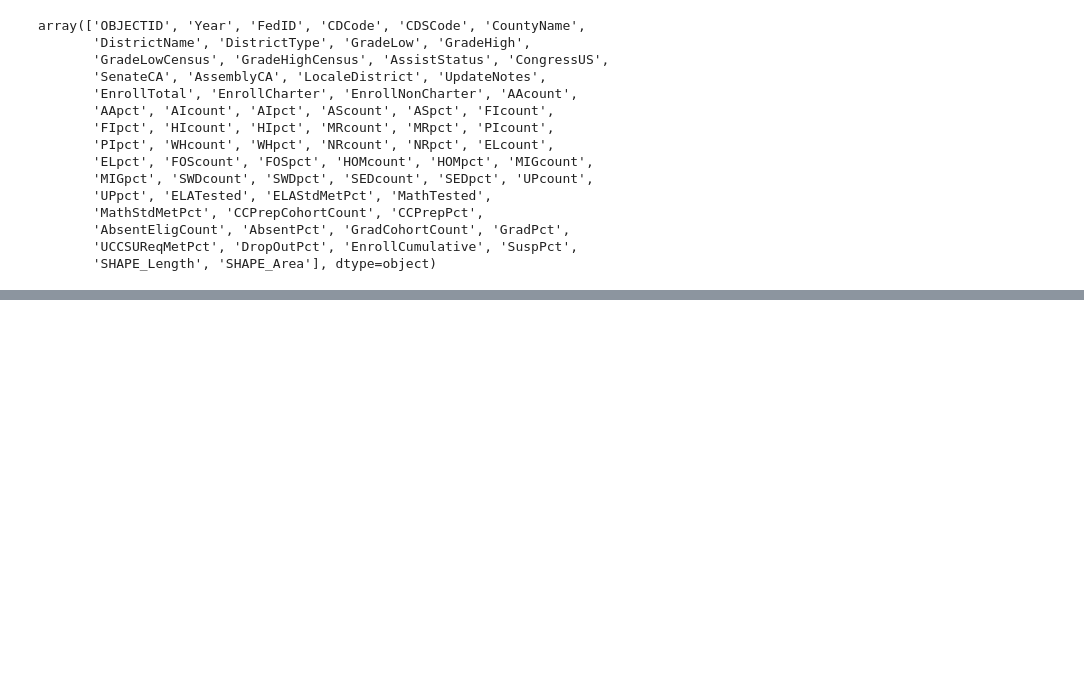
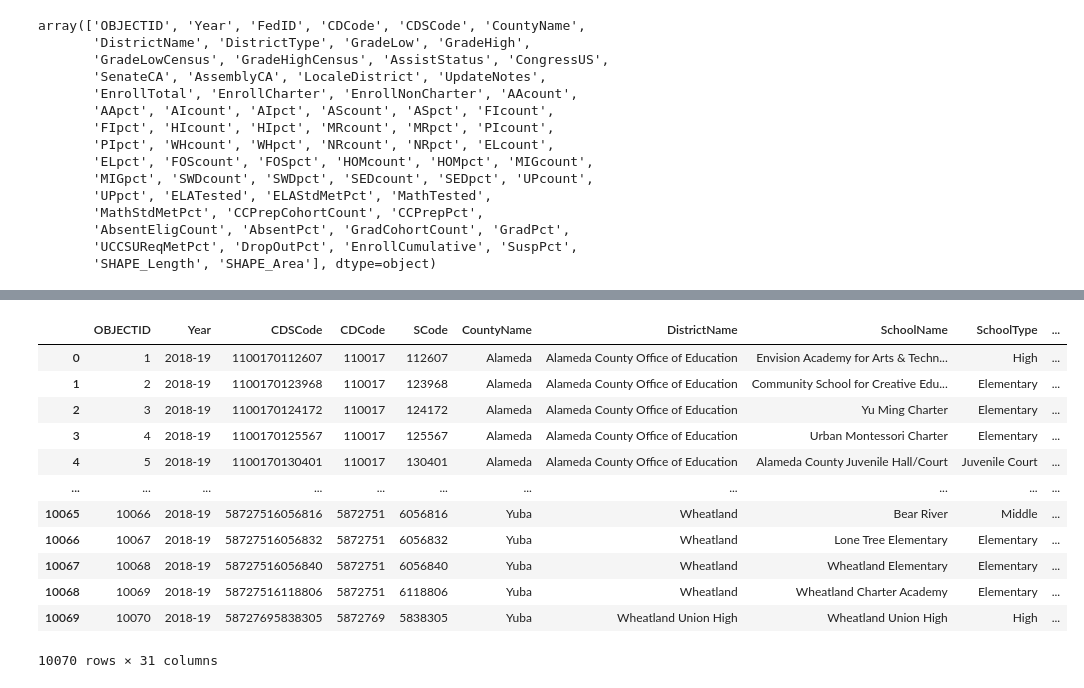
Before and after one commit to ArcyFlores/ds4a-capstone, a Jupyter notebook: school_financials_economically_disadvantaged_students.ipynb, the cells around one changed output, grey strips where cells are left out. Drawn from its saved outputs; the diff is of its cells as text; code cells hidden in the pictures; blank space fills up the shorter version.

```diff
--- a/school_financials_economically_disadvantaged_students.ipynb
+++ b/school_financials_economically_disadvantaged_students.ipynb
@@ -246,0 +259,4 @@ df_schools.head(-5)
+# %%
+"""Inserting data from individual schools that has demographics data, joining with above data"""
+df_schools=pd.read_csv('data/California_Schools_2018-19.csv')
+df_schools.head()
@@ -246,0 +287,25 @@ df_schools.head(-5)
+# %%
+df_schools_cols_dropped = df_schools.drop(['X', 'Y','FedID', 'Virtual', 'Magnet','DASS',
+                                           'CongUS', 'SenateCA', 'AssemblyCA', 'LocSource',
+                                           'EnrollTotal', 'AAcount', 'AApct', 'AIcount',
+                                           'AIpct', 'AScount', 'ASpct', 'FIcount', 'FIpct',
+                                           'HIcount', 'HIpct','PIcount', 'PIpct', 'WHcount',
+                                           'WHpct', 'MRcount', 'MRpct', 'NRcount','NRpct',
+                                           'ELcount', 'ELpct', 'FOScount', 'FOSpct', 'HOMcount',
+                                           'HOMpct','MIGcount', 'MIGpct','SWDCount', 'SWDPct'
+                                          ], axis=1)
+df_schools_cols_dropped
+# %% [output]
+|  | OBJECTID | Year | CDSCode | CDCode | SCode | CountyName | DistrictName | SchoolName | SchoolType | ... |
+| 0 | 1 | 2018-19 | 1100170112607 | 110017 | 112607 | Alameda | Alameda County Office of Education | Envision Academy for Arts & Techn... | High | ... |
+| 1 | 2 | 2018-19 | 1100170123968 | 110017 | 123968 | Alameda | Alameda County Office of Education | Community School for Creative Edu... | Elementary | ... |
+| 2 | 3 | 2018-19 | 1100170124172 | 110017 | 124172 | Alameda | Alameda County Office of Education | Yu Ming Charter | Elementary | ... |
+| 3 | 4 | 2018-19 | 1100170125567 | 110017 | 125567 | Alameda | Alameda County Office of Education | Urban Montessori Charter | Elementary | ... |
+| 4 | 5 | 2018-19 | 1100170130401 | 110017 | 130401 | Alameda | Alameda County Office of Education | Alameda County Juvenile Hall/Court | Juvenile Court | ... |
+| ... | ... | ... | ... | ... | ... | ... | ... | ... | ... | ... |
+| 10065 | 10066 | 2018-19 | 58727516056816 | 5872751 | 6056816 | Yuba | Wheatland | Bear River | Middle | ... |
+| 10066 | 10067 | 2018-19 | 58727516056832 | 5872751 | 6056832 | Yuba | Wheatland | Lone Tree Elementary | Elementary | ... |
+| 10067 | 10068 | 2018-19 | 58727516056840 | 5872751 | 6056840 | Yuba | Wheatland | Wheatland Elementary | Elementary | ... |
+| 10068 | 10069 | 2018-19 | 58727516118806 | 5872751 | 6118806 | Yuba | Wheatland | Wheatland Charter Academy | Elementary | ... |
+| 10069 | 10070 | 2018-19 | 58727695838305 | 5872769 | 5838305 | Yuba | Wheatland Union High | Wheatland Union High | High | ... |
+10070 rows × 31 columns
```
Also changed, not shown: parts of 23 cells of this notebook.
